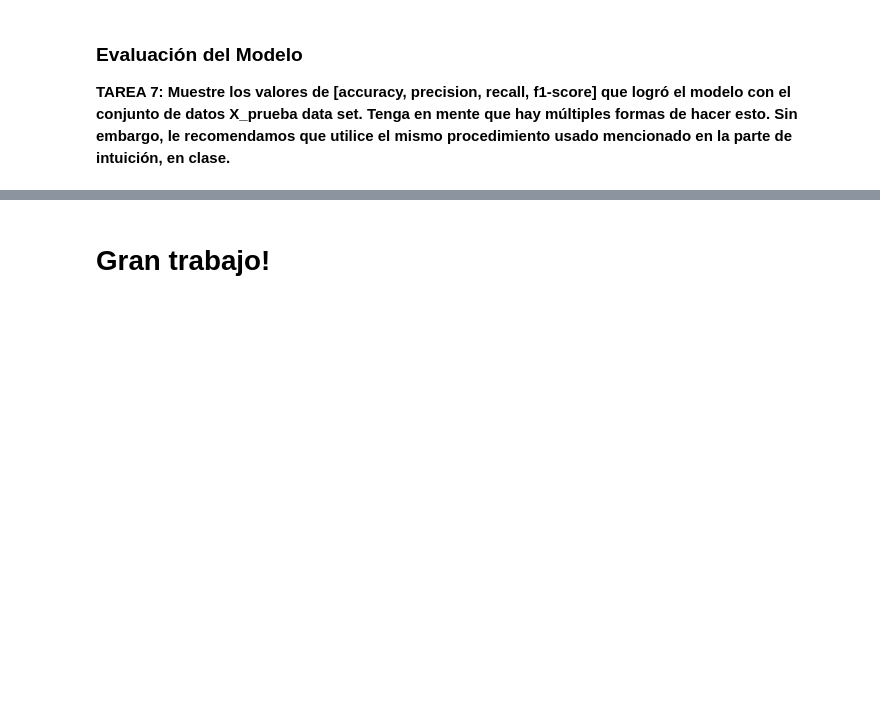
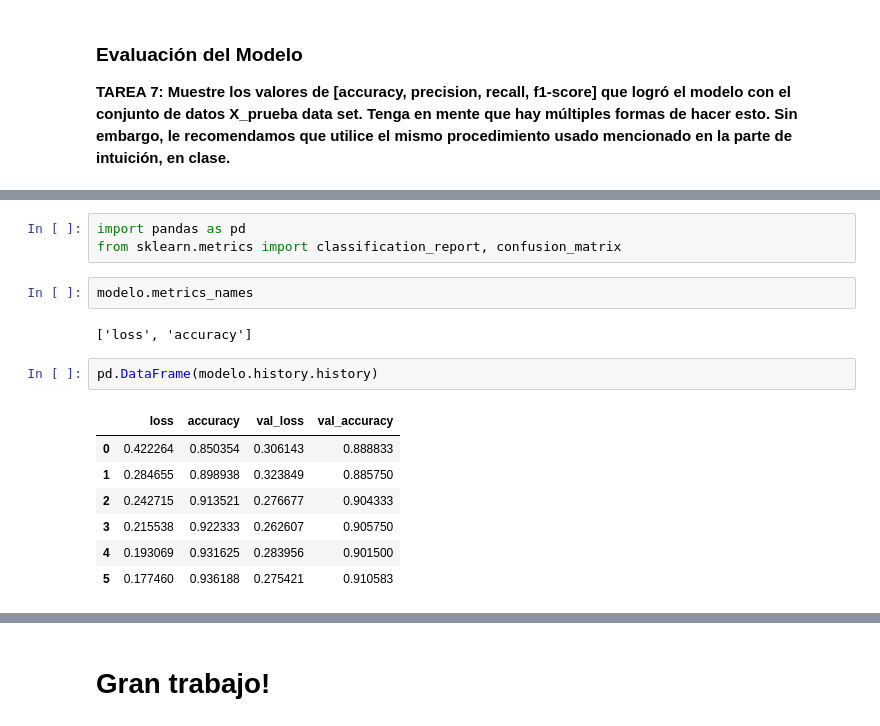
Before and after one commit to JJHH06/cnn-image-clasification, a Jupyter notebook: Laboratorio_4_CNN.ipynb, the cells around one changed output, grey strips where cells are left out. Drawn from its saved outputs; the diff is of its cells as text; blank space fills up the shorter version.

```diff
--- a/Laboratorio_4_CNN.ipynb
+++ b/Laboratorio_4_CNN.ipynb
@@ -214,0 +229,17 @@ avg / total       0.91      0.91      0.91     10000
+# %%
+import pandas as pd
+from sklearn.metrics import classification_report, confusion_matrix
+# %%
+modelo.metrics_names
+# %% [output]
+['loss', 'accuracy']
+# %%
+pd.DataFrame(modelo.history.history)
+# %% [output]
+|  | loss | accuracy | val_loss | val_accuracy |
+| 0 | 0.422264 | 0.850354 | 0.306143 | 0.888833 |
+| 1 | 0.284655 | 0.898938 | 0.323849 | 0.885750 |
+| 2 | 0.242715 | 0.913521 | 0.276677 | 0.904333 |
+| 3 | 0.215538 | 0.922333 | 0.262607 | 0.905750 |
+| 4 | 0.193069 | 0.931625 | 0.283956 | 0.901500 |
+| 5 | 0.177460 | 0.936188 | 0.275421 | 0.910583 |
```
Also changed, not shown: parts of 26 cells of this notebook.
